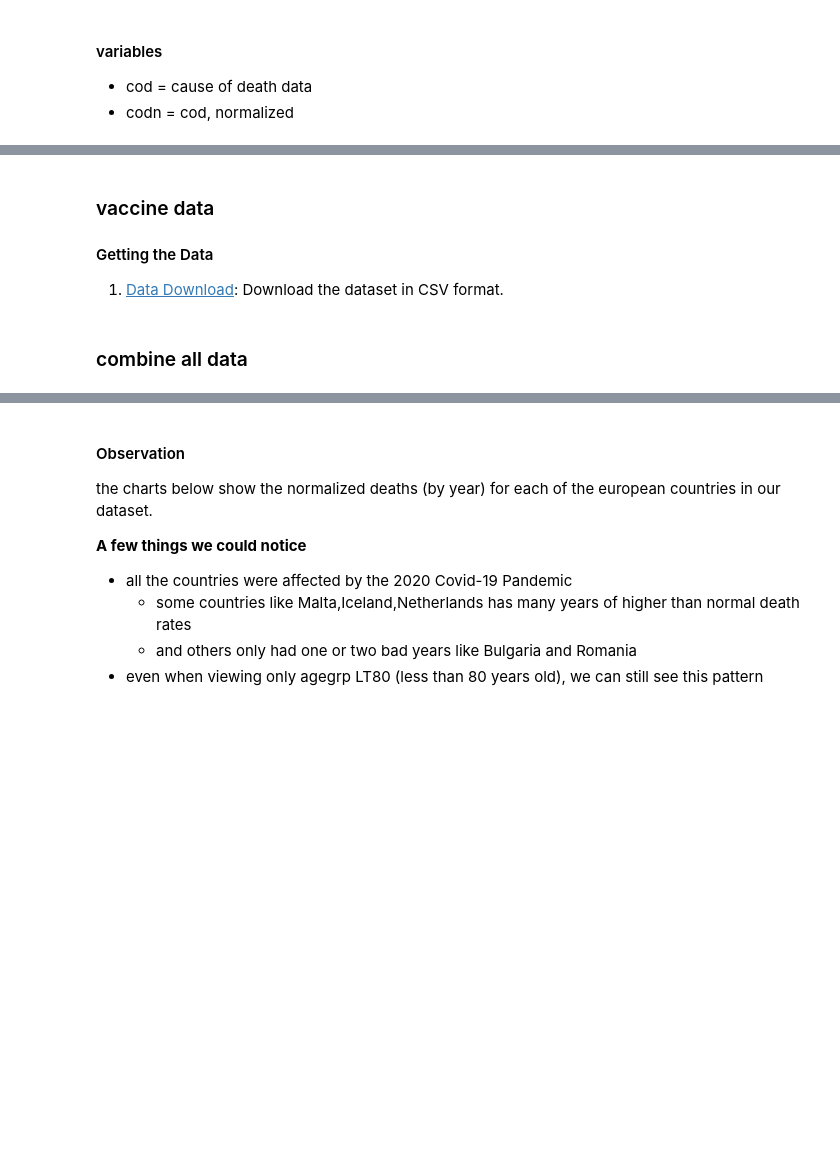
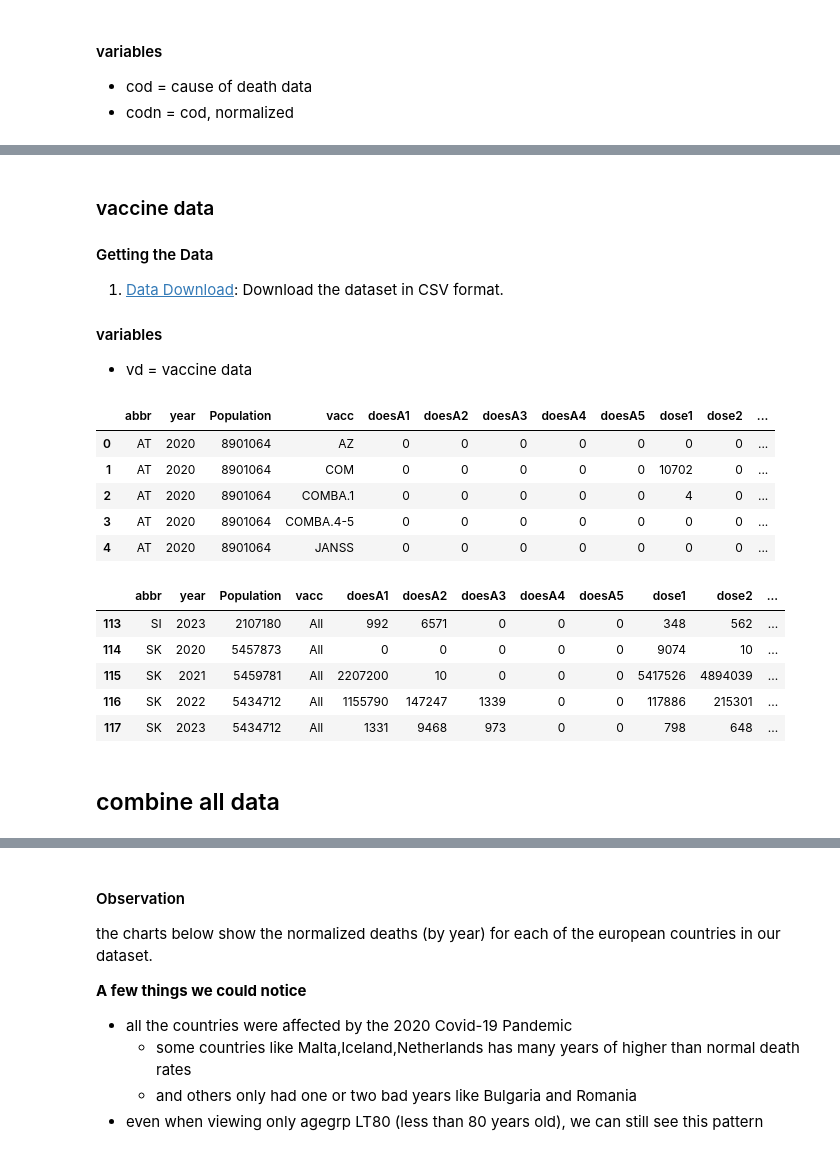
Before and after one commit to jgarza9788/Excess_Mortality_And_Vaccines_In_Europe, a Jupyter notebook: main.ipynb, the cells around one changed output, grey strips where cells are left out. Drawn from its saved outputs; the diff is of its cells as text; code cells hidden in the pictures; blank space fills up the shorter version.

```diff
--- a/main.ipynb
+++ b/main.ipynb
@@ -151,6 +200,7 @@ pd.set_option("display.max_rows", None)
 pd.set_option("display.max_columns", None)
 pd.set_option('display.width', 9000)
 pd.set_option('max_colwidth', 400)
+pd.set_option('display.float_format', '{:.3f}'.format)
 
 # colormap
 heatmapCM = sns.color_palette('Spectral_r', as_cmap=True)
@@ -691,5 +741,80 @@ codn.to_csv(r'out\cod_data_norm.csv',index=False)
 
 #### Getting the Data
 1. [Data Download](https://www.ecdc.europa.eu/en/publications-data/data-covid-19-vaccination-eu-eea): Download the dataset in CSV format.
+
+#### variables
+* vd = vaccine data
+# %%
+# import Vaccine Data
+vd = pd.read_csv(os.path.join(DataDIR,'data.csv'))
+
+# create a year column
+vd['year'] = pd.to_numeric(vd['YearWeekISO'].str[0:4])
+
+# renaming columns for shorter names
+vd = vd.rename(columns={'ReportingCountry':'abbr'})
+vd = vd.rename(columns={'Vaccine':'vacc'})
+vd = vd.rename(columns={'FirstDose':'dose1'})
+vd = vd.rename(columns={'SecondDose':'dose2'})
+vd = vd.rename(columns={'DoseAdditional1':'doesA1'})
+vd = vd.rename(columns={'DoseAdditional2':'doesA2'})
+vd = vd.rename(columns={'DoseAdditional3':'doesA3'})
+vd = vd.rename(columns={'DoseAdditional4':'doesA4'})
+vd = vd.rename(columns={'DoseAdditional5':'doesA5'})
+vd = vd.rename(columns={'UnknownDose':'doseUNK'})
+
+doseCol = ['dose1','dose2','doesA1','doesA2','doesA3','doesA4','doesA5','doseUNK']
+# calculate the sum of all the Doses
+vd = pd.pivot_table(
+    data = vd,
+    values = doseCol,
+    index = ['abbr','year','Population','vacc'],
+    aggfunc="sum"
+    )
+vd = vd.reset_index()
+
+# gets get the total doses given
+vd['total_dose'] = vd[doseCol].sum(axis=1)
+doseCol.append('total_dose')
+
+# lets make a new record for all vaccines
+temp = pd.pivot_table(
+    data = vd,
+    values = doseCol,
+    index = ['abbr','year','Population'],
+    aggfunc="sum"
+    )
+temp = temp.reset_index()
+temp['vacc'] = 'All'
+
+# and add it to all the vaccine data
+vd = pd.concat([vd,temp])
+
+vd['td_sum'] = vd.groupby(['abbr','vacc'])['total_dose'].cumsum()
+vd['dose_pop_ratio'] = vd['td_sum']/vd['Population']
+
+## normalizsed version
+vd['dpr_norm'] = (vd['dose_pop_ratio'] - vd['dose_pop_ratio'].min()) / (vd['dose_pop_ratio'].max() - vd['dose_pop_ratio'].min())
+
+vd['name'] = vd.abbr.apply(abbr_to_name)
+
+display(vd.head(5))
+display(vd.tail(5))
+
+# save to out folder
+vd.to_csv(r'out\vacc_data.csv',index=False)
+# %% [output]
+|  | abbr | year | Population | vacc | doesA1 | doesA2 | doesA3 | doesA4 | doesA5 | dose1 | dose2 | ... |
+| 0 | AT | 2020 | 8901064 | AZ | 0 | 0 | 0 | 0 | 0 | 0 | 0 | ... |
+| 1 | AT | 2020 | 8901064 | COM | 0 | 0 | 0 | 0 | 0 | 10702 | 0 | ... |
+| 2 | AT | 2020 | 8901064 | COMBA.1 | 0 | 0 | 0 | 0 | 0 | 4 | 0 | ... |
+| 3 | AT | 2020 | 8901064 | COMBA.4-5 | 0 | 0 | 0 | 0 | 0 | 0 | 0 | ... |
+| 4 | AT | 2020 | 8901064 | JANSS | 0 | 0 | 0 | 0 | 0 | 0 | 0 | ... |
+|  | abbr | year | Population | vacc | doesA1 | doesA2 | doesA3 | doesA4 | doesA5 | dose1 | dose2 | ... |
+| 113 | SI | 2023 | 2107180 | All | 992 | 6571 | 0 | 0 | 0 | 348 | 562 | ... |
+| 114 | SK | 2020 | 5457873 | All | 0 | 0 | 0 | 0 | 0 | 9074 | 10 | ... |
+| 115 | SK | 2021 | 5459781 | All | 2207200 | 10 | 0 | 0 | 0 | 5417526 | 4894039 | ... |
+| 116 | SK | 2022 | 5434712 | All | 1155790 | 147247 | 1339 | 0 | 0 | 117886 | 215301 | ... |
+| 117 | SK | 2023 | 5434712 | All | 1331 | 9468 | 973 | 0 | 0 | 798 | 648 | ... |
 # %% [markdown]
-### combine all data
+## combine all data
```
Also changed, not shown: parts of 12 cells of this notebook, 4 other files.
